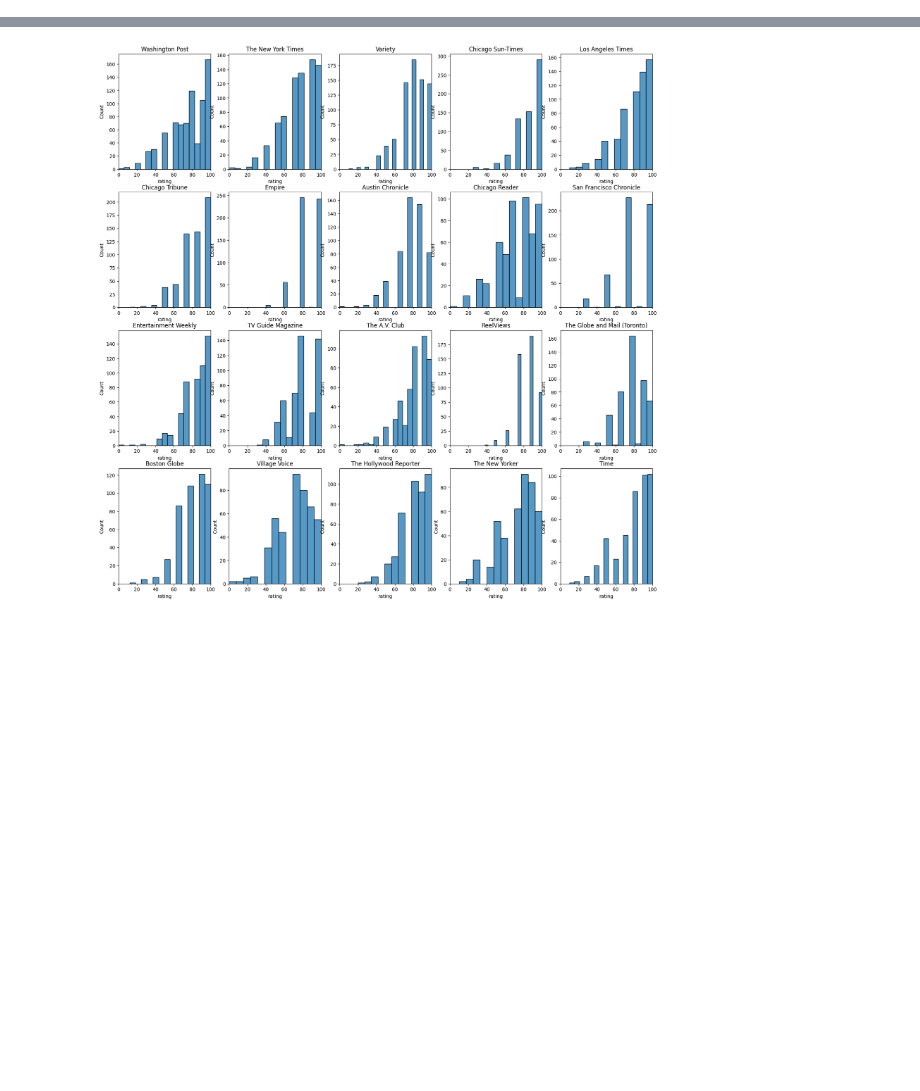
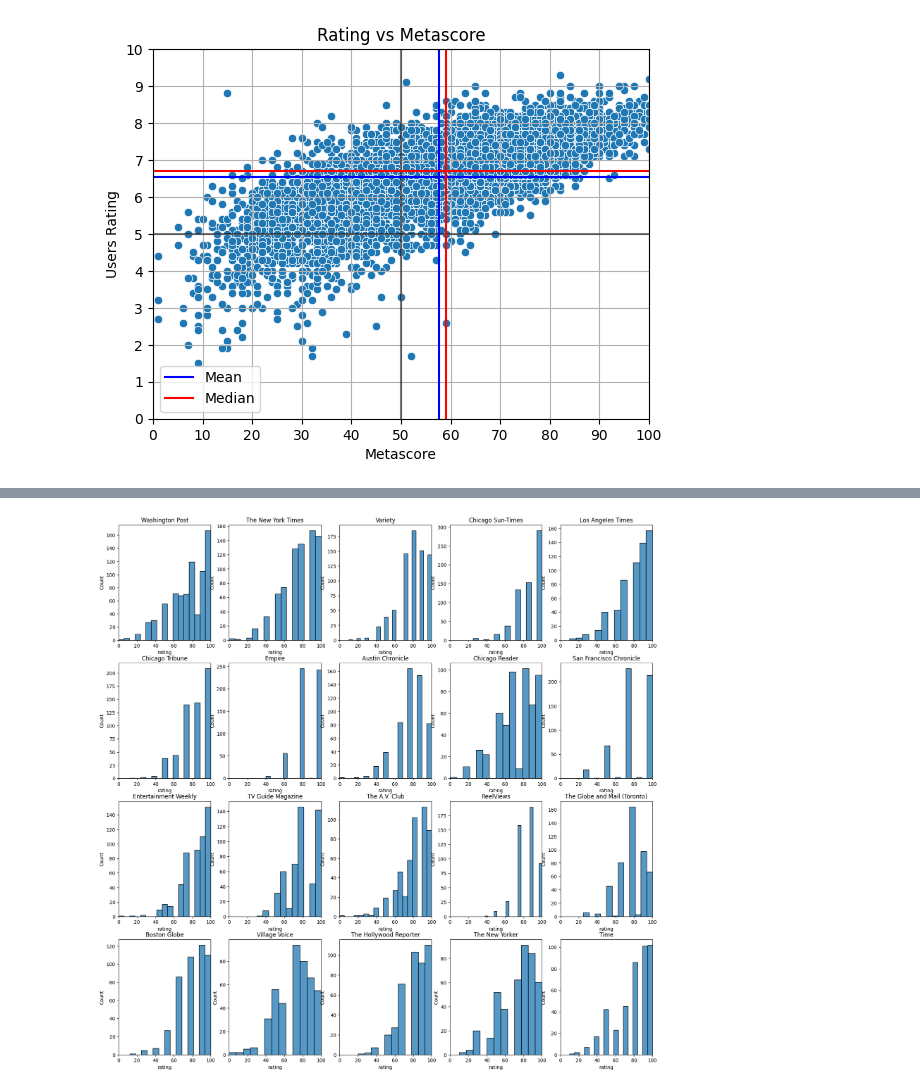
Before and after one commit to epfl-ada/ada-2023-project-radatouille, a Jupyter notebook: milestone_2.ipynb, the cells around one changed output, grey strips where cells are left out. Drawn from its saved outputs; the diff is of its cells as text; code cells hidden in the pictures; blank space fills up the shorter version.

Commit message:
finished scraping m2

```diff
--- a/milestone_2.ipynb
+++ b/milestone_2.ipynb
@@ -4,6 +4,6 @@ import seaborn as sns
 import matplotlib.pyplot as plt
 import ast
 # %%
-top1000_imdb_movies = pd.read_csv("data/scrap/top1000_IMDB_movies.csv")
 cmu_movies = pd.read_csv('data/cmu_movies.csv', sep='\t')
 metacritic_reviews = pd.read_csv('data/scrap/metacritic_reviews.csv')
+imdb_reviews = pd.read_csv('data/title.ratings.tsv', sep='\t')
@@ -22,0 +26,10 @@ plt.show()
+# %%
+# Filter movies with metacritic reviews and freebase id
+alldata_movies = cmu_movies.loc[(cmu_movies['imdb_id'].isin(imdb_reviews['tconst'])) & (cmu_movies['metacritic_id'].isin(metacritic_reviews['metacritic_id']))]
+
+alldata_movies_merged = pd.merge(alldata_movies, imdb_reviews, left_on='imdb_id', right_on='tconst').drop(columns=['tconst'])
+
+# Average metacritic score
+metacritic_reviews_metascores = metacritic_reviews.groupby('metacritic_id').head(1).drop(columns=['author', 'publisher', 'metacritic_rating'])
+
+alldata_movies_merged = pd.merge(alldata_movies_merged, metacritic_reviews_metascores, left_on='metacritic_id', right_on='metacritic_id')
@@ -22,0 +52,32 @@ plt.show()
+# %%
+sns.scatterplot(x="metascore", y="averageRating", data=alldata_movies_merged)
+plt.title("Rating vs Metascore")
+plt.xticks(range(0, 101, 10))
+plt.yticks(range(0, 11, 1))
+plt.xlim(0, 100)
+plt.ylim(0, 10)
+plt.xlabel("Metascore")
+plt.ylabel("Users Rating")
+plt.grid()
+
+# plot center lines
+plt.axhline(y=5, color='k', linestyle='-', alpha=0.5)
+plt.axvline(x=50, color='k', linestyle='-', alpha=0.5)
+
+# plot mean lines
+plt.axhline(y=alldata_movies_merged['averageRating'].mean(), color='b', linestyle='-')
+plt.axvline(x=alldata_movies_merged['metascore'].mean(), color='b', linestyle='-')
+
+# plot median lines
+plt.axhline(y=alldata_movies_merged['averageRating'].median(), color='r', linestyle='-')
+plt.axvline(x=alldata_movies_merged['metascore'].median(), color='r', linestyle='-')
+
+# legend the lines but not the scatter plots
+import matplotlib.lines as mlines
+blue_line = mlines.Line2D([], [], color='blue', label='Mean')
+red_line = mlines.Line2D([], [], color='red', label='Median')
+plt.legend(handles=[blue_line, red_line])
+
+plt.show()
+# %% [output]
+[figure, added]
```
Also changed, not shown: parts of 9 cells of this notebook, 3 other files.
